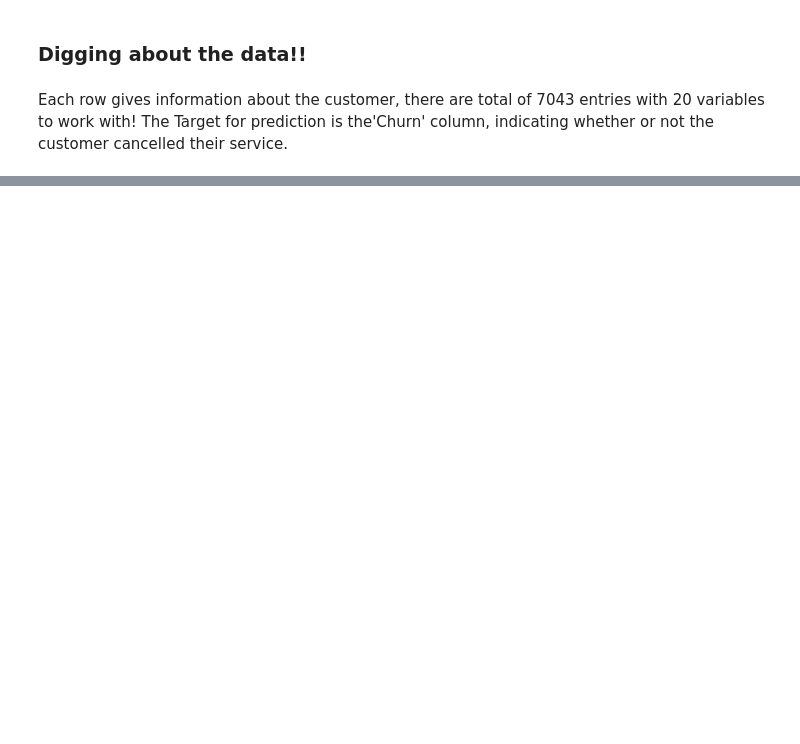
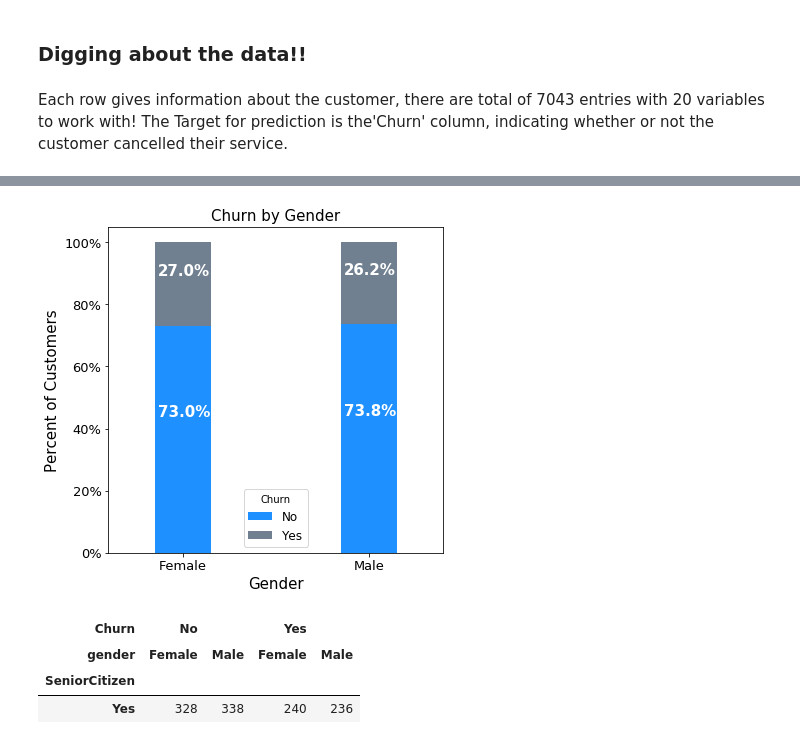
Before and after one commit to rawlani/Customer-Churn-Analysis, a Jupyter notebook: CustomerChurn.ipynb, the cells around one changed output, grey strips where cells are left out. Drawn from its saved outputs; the diff is of its cells as text; code cells hidden in the pictures; blank space fills up the shorter version.

```diff
--- a/CustomerChurn.ipynb
+++ b/CustomerChurn.ipynb
@@ -205,0 +155,25 @@ plt.show()
+# %%
+gender_churn = file.groupby(['Churn', 'gender']).size().unstack()
+
+gender_dist = (gender_churn*100.0 / gender_churn.sum()).T.plot(kind='bar', stacked = True, rot = 0, figsize = (6,6), width = 0.3,
+                                                             color = ['dodgerblue', 'slategray'], fontsize = 13)
+gender_dist.yaxis.set_major_formatter(mtick.PercentFormatter())
+gender_dist.set_xlabel('Gender', fontsize = 15)
+gender_dist.set_ylabel('Percent of Customers', fontsize = 15)
+gender_dist.set_title('Churn by Gender',size = 15)
+gender_dist.legend(prop={'size':12}, title = 'Churn')
+
+for i in gender_dist.patches:
+    width, height = i.get_width(), i.get_height()
+    x, y = i.get_xy()
+    gender_dist.annotate('{:.1f}%'.format(height), (i.get_x() + 0.06*width, i.get_y() + 0.6*height),color = 'white',
+                         size = 15, weight = 'bold')
+# %% [output]
+[figure, added]
+# %%
+file.groupby(['Churn','gender','SeniorCitizen']).size().unstack().T.iloc[1:,:]
+# %% [output]
+| Churn | No |  | Yes |  |
+| gender | Female | Male | Female | Male |
+| SeniorCitizen |  |  |  |  |
+| Yes | 328 | 338 | 240 | 236 |
```
Also changed, not shown: parts of 45 cells of this notebook.
